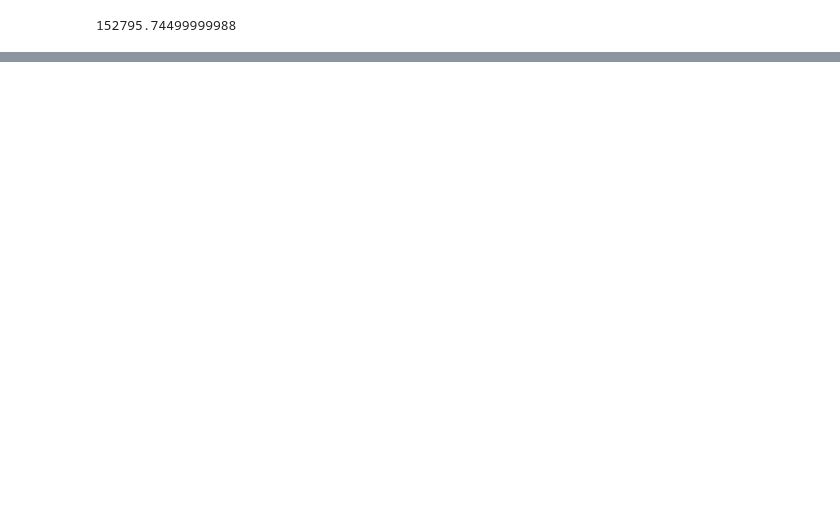
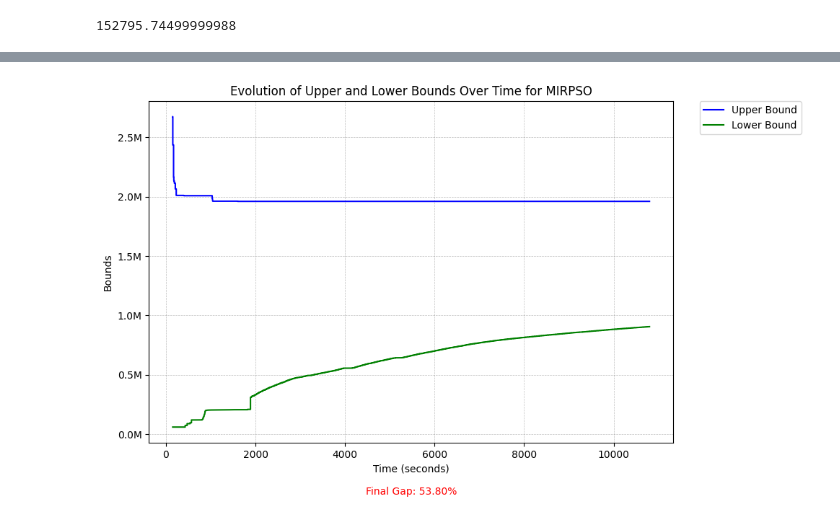
Before and after one commit to tobiasbergeland/SpeedOptiRepo, a Jupyter notebook: plots.ipynb, the cells around one changed output, grey strips where cells are left out. Cells and saved outputs as stored; diff of their text form; code cells hidden in the pictures; blank space fills up the shorter version.

```diff
--- a/plots.ipynb
+++ b/plots.ipynb
@@ -99,0 +210,55 @@ calc_lb(2015775, 0.9242)
+# %%
+import pandas as pd
+import seaborn as sns
+import matplotlib.pyplot as plt
+from matplotlib.ticker import FuncFormatter
+
+# Function to format the y-axis labels
+def millions_formatter(x, pos):
+    return f'{x / 1e6:.1f}M'
+
+# Convert the data to a DataFrame
+# df = pd.DataFrame(bounds_history, columns=['Time', 'Upper Bound', 'Lower Bound', 'Gap'])
+
+# Create a figure and a set of subplots
+fig, ax = plt.subplots(figsize=(10, 6))
+
+# Plot the upper and lower bounds
+sns.lineplot(x='Time', y='Upper Bound', data=df, ax=ax, color='blue', label='Upper Bound')
+sns.lineplot(x='Time', y='Lower Bound', data=df, ax=ax, color='green', label='Lower Bound')
+
+# Set the title and labels
+plt.title('Evolution of Upper and Lower Bounds Over Time for MIRPSO')
+ax.set_ylabel('Bounds')
+ax.set_xlabel('Time (seconds)')
+
+# Add a grid
+ax.grid(True, linestyle='--', linewidth=0.5, color='gray', alpha=0.5)
+
+# Set the y-axis label formatter
+ax.yaxis.set_major_formatter(FuncFormatter(millions_formatter))
+
+# # Annotate the final gap
+final_gap = df['Gap'].iloc[-1]  # Get the last gap value
+# plt.annotate(f'Final Gap: {final_gap:.2f}%',
+#              xy=(1, 0), xycoords='axes fraction',
+#              xytext=(-10, 10), textcoords='offset points',
+#              horizontalalignment='right',
+#              verticalalignment='bottom',
+#              fontsize=10, color='red')
+
+# Annotate the final gap
+plt.annotate(f'Final Gap: {final_gap:.2f}%',
+             xy=(0.5, -0.1), xycoords='axes fraction',
+             xytext=(0, -10), textcoords='offset points',
+             horizontalalignment='center',
+             verticalalignment='top',
+             fontsize=10, color='red')
+
+# Adjust the legend to be outside the plot
+ax.legend(loc='upper left', bbox_to_anchor=(1.05, 1), borderaxespad=0)
+
+plt.tight_layout()
+plt.show()
+# %% [output]
+[figure, added]
```
Also changed, not shown: parts of 8 cells of this notebook, 27 other files.
